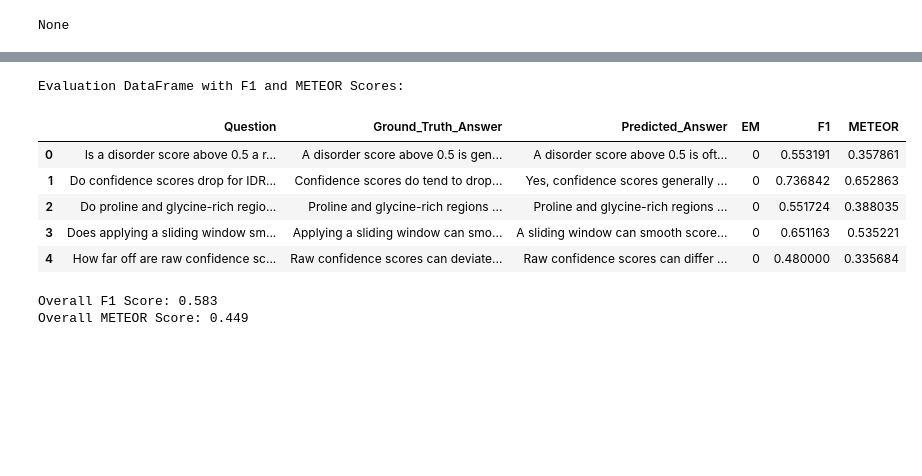
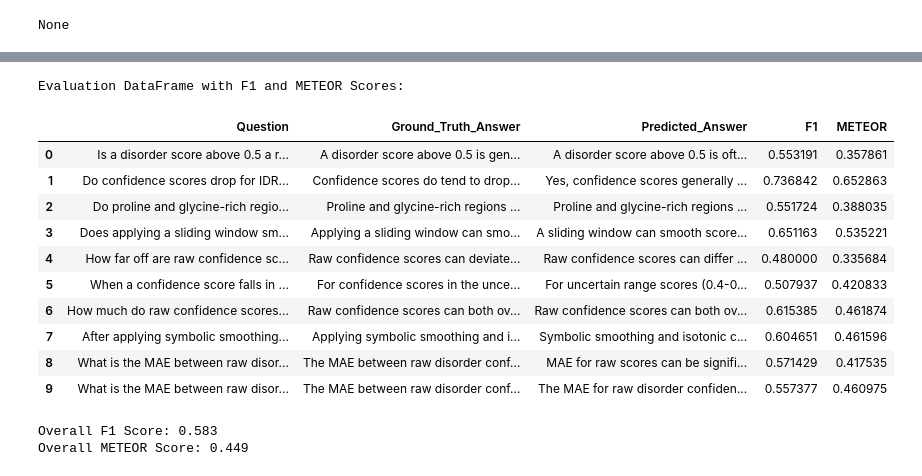
Before and after one commit to MichelleIhetu/BMEN-499_AlphaFold, a Jupyter notebook: QA_Dataset_Evaluation.ipynb, the cells around one changed output, grey strips where cells are left out. Drawn from its saved outputs; the diff is of its cells as text; code cells hidden in the pictures; blank space fills up the shorter version.

Commit message:
Added METOR and F1 scores for each question and answer

```diff
--- a/QA_Dataset_Evaluation.ipynb
+++ b/QA_Dataset_Evaluation.ipynb
@@ -180,39 +182,48 @@ def calculate_f1(ground_truth, prediction):
     precision = num_common / len(prediction_tokens)
     recall = num_common / len(ground_truth_tokens)
 
     if (precision + recall) == 0:
         return 0.0
 
     f1 = (2 * precision * recall) / (precision + recall)
     return f1
 
 def calculate_meteor(ground_truth, prediction):
     """Calculates METEOR score based on semantic similarity and recall."""
     # meteor_score expects reference as a list of tokens, and hypothesis as a list of tokens.
     # It can also take a list of reference translations.
     reference = [nltk.word_tokenize(ground_truth.lower())]
     hypothesis = nltk.word_tokenize(prediction.lower())
     return meteor_score(reference, hypothesis)
 
 # Apply the functions to the DataFrame
 evaluation_df['F1'] = evaluation_df.apply(lambda row: calculate_f1(row['Ground_Truth_Answer'], row['Predicted_Answer']), axis=1)
 evaluation_df['METEOR'] = evaluation_df.apply(lambda row: calculate_meteor(row['Ground_Truth_Answer'], row['Predicted_Answer']), axis=1)
 
+# Remove the 'EM' column if it exists
+if 'EM' in evaluation_df.columns:
+    evaluation_df = evaluation_df.drop(columns=['EM'])
+
 print("Evaluation DataFrame with F1 and METEOR Scores:")
-display(evaluation_df.head())
+display(evaluation_df) # Display the entire DataFrame to show all individual scores
 
 overall_f1 = evaluation_df['F1'].mean()
 overall_meteor = evaluation_df['METEOR'].mean()
 
 print(f"\nOverall F1 Score: {overall_f1:.3f}")
 print(f"Overall METEOR Score: {overall_meteor:.3f}")
 # %% [output]
 Evaluation DataFrame with F1 and METEOR Scores:
-|  | Question | Ground_Truth_Answer | Predicted_Answer | EM | F1 | METEOR |
-| 0 | Is a disorder score above 0.5 a r... | A disorder score above 0.5 is gen... | A disorder score above 0.5 is oft... | 0 | 0.553191 | 0.357861 |
-| 1 | Do confidence scores drop for IDR... | Confidence scores do tend to drop... | Yes, confidence scores generally ... | 0 | 0.736842 | 0.652863 |
-| 2 | Do proline and glycine-rich regio... | Proline and glycine-rich regions ... | Proline and glycine-rich regions ... | 0 | 0.551724 | 0.388035 |
-| 3 | Does applying a sliding window sm... | Applying a sliding window can smo... | A sliding window can smooth score... | 0 | 0.651163 | 0.535221 |
-| 4 | How far off are raw confidence sc... | Raw confidence scores can deviate... | Raw confidence scores can differ ... | 0 | 0.480000 | 0.335684 |
+|  | Question | Ground_Truth_Answer | Predicted_Answer | F1 | METEOR |
+| 0 | Is a disorder score above 0.5 a r... | A disorder score above 0.5 is gen... | A disorder score above 0.5 is oft... | 0.553191 | 0.357861 |
+| 1 | Do confidence scores drop for IDR... | Confidence scores do tend to drop... | Yes, confidence scores generally ... | 0.736842 | 0.652863 |
+| 2 | Do proline and glycine-rich regio... | Proline and glycine-rich regions ... | Proline and glycine-rich regions ... | 0.551724 | 0.388035 |
+| 3 | Does applying a sliding window sm... | Applying a sliding window can smo... | A sliding window can smooth score... | 0.651163 | 0.535221 |
+| 4 | How far off are raw confidence sc... | Raw confidence scores can deviate... | Raw confidence scores can differ ... | 0.480000 | 0.335684 |
+| 5 | When a confidence score falls in ... | For confidence scores in the unce... | For uncertain range scores (0.4-0... | 0.507937 | 0.420833 |
+| 6 | How much do raw confidence scores... | Raw confidence scores can both ov... | Raw confidence scores can both ov... | 0.615385 | 0.461874 |
+| 7 | After applying symbolic smoothing... | Applying symbolic smoothing and i... | Symbolic smoothing and isotonic c... | 0.604651 | 0.461596 |
+| 8 | What is the MAE between raw disor... | The MAE between raw disorder conf... | MAE for raw scores can be signifi... | 0.571429 | 0.417535 |
+| 9 | What is the MAE between raw disor... | The MAE between raw disorder conf... | The MAE for raw disorder confiden... | 0.557377 | 0.460975 |
 Overall F1 Score: 0.583
 Overall METEOR Score: 0.449
```
Also changed, not shown: parts of 1 cell of this notebook.
